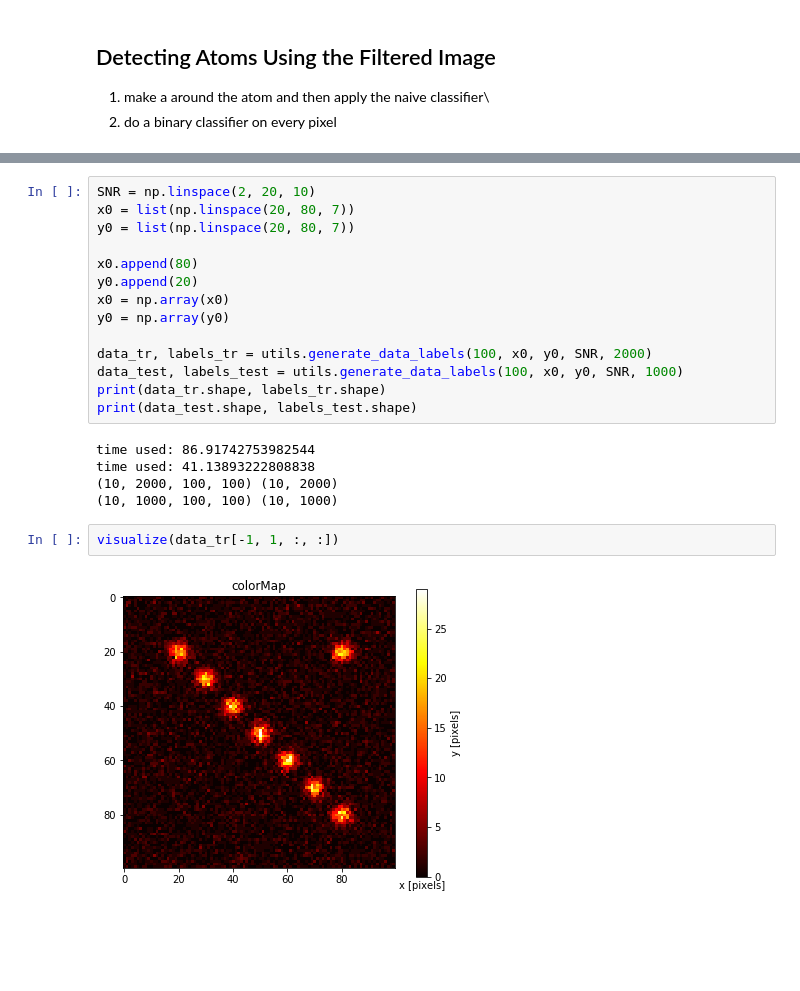
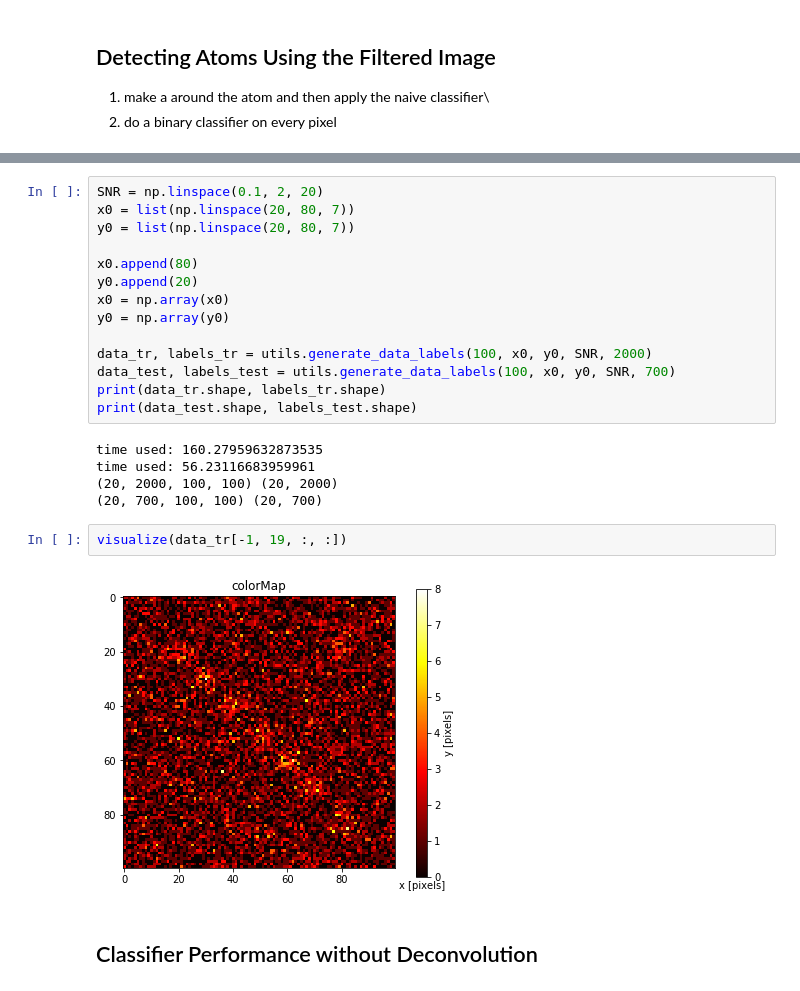
Before and after one commit to cliulinnaeus/AtomDetection, a Jupyter notebook: preprocessing/test.ipynb, the cells around one changed output, grey strips where cells are left out. Drawn from its saved outputs; the diff is of its cells as text; blank space fills up the shorter version.

```diff
--- a/preprocessing/test.ipynb
+++ b/preprocessing/test.ipynb
@@ -85,5 +86,5 @@ clf.visualize_data(rl_filtered_image)
 # %%
-SNR = np.linspace(2, 20, 10)
+SNR = np.linspace(0.1, 2, 20)
 x0 = list(np.linspace(20, 80, 7))
 y0 = list(np.linspace(20, 80, 7))
 
@@ -93,15 +94,18 @@ x0 = np.array(x0)
 y0 = np.array(y0)
 
 data_tr, labels_tr = utils.generate_data_labels(100, x0, y0, SNR, 2000)
-data_test, labels_test = utils.generate_data_labels(100, x0, y0, SNR, 1000)
+data_test, labels_test = utils.generate_data_labels(100, x0, y0, SNR, 700)
 print(data_tr.shape, labels_tr.shape)
 print(data_test.shape, labels_test.shape)
 # %% [output]
-time used: 86.91742753982544
-time used: 41.13893222808838
-(10, 2000, 100, 100) (10, 2000)
-(10, 1000, 100, 100) (10, 1000)
+time used: 160.27959632873535
+time used: 56.23116683959961
+(20, 2000, 100, 100) (20, 2000)
+(20, 700, 100, 100) (20, 700)
 # %%
-visualize(data_tr[-1, 1, :, :])
+visualize(data_tr[-1, 19, :, :])
 # %% [output]
-[figure, old version]
+[figure, new version]
+# %% [markdown]
+Classifier Performance without Deconvolution
+---------------------------------
```
Also changed, not shown: parts of 17 cells of this notebook, 3 other files.
